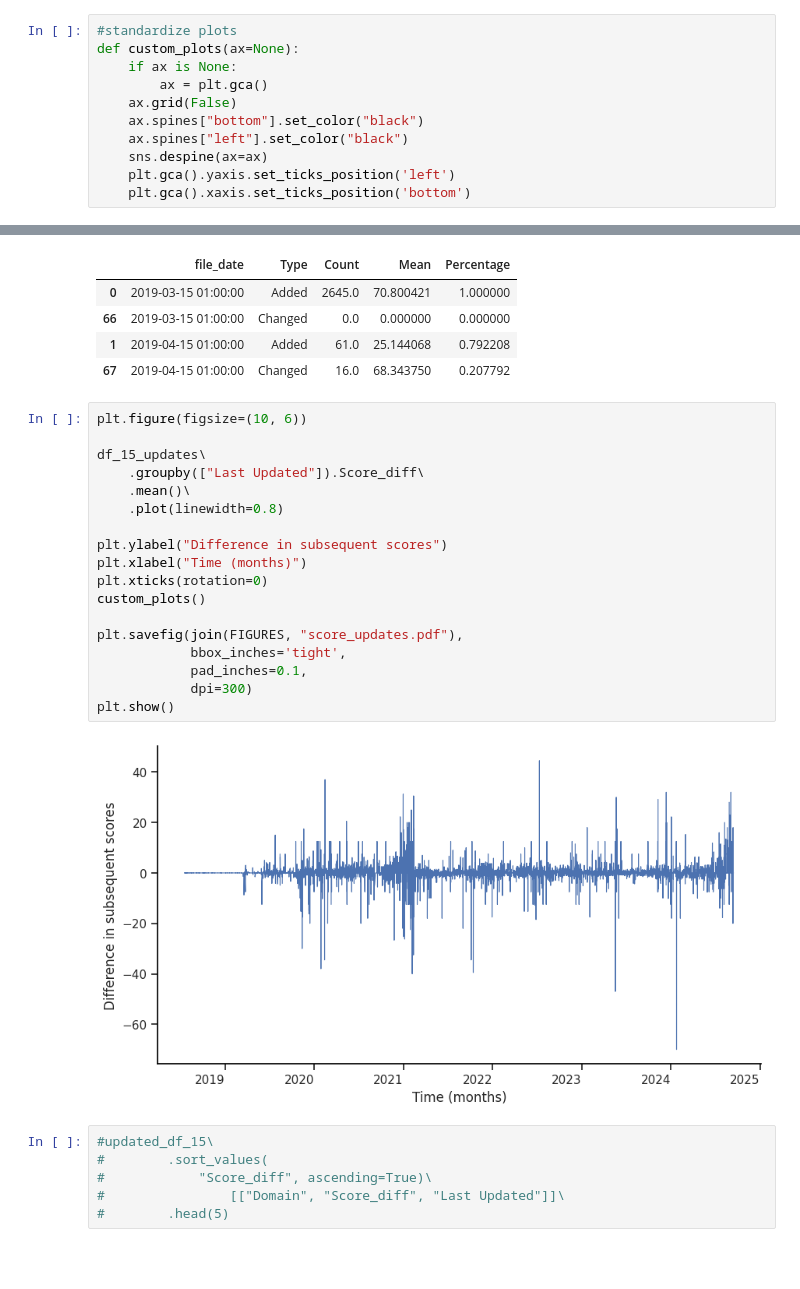
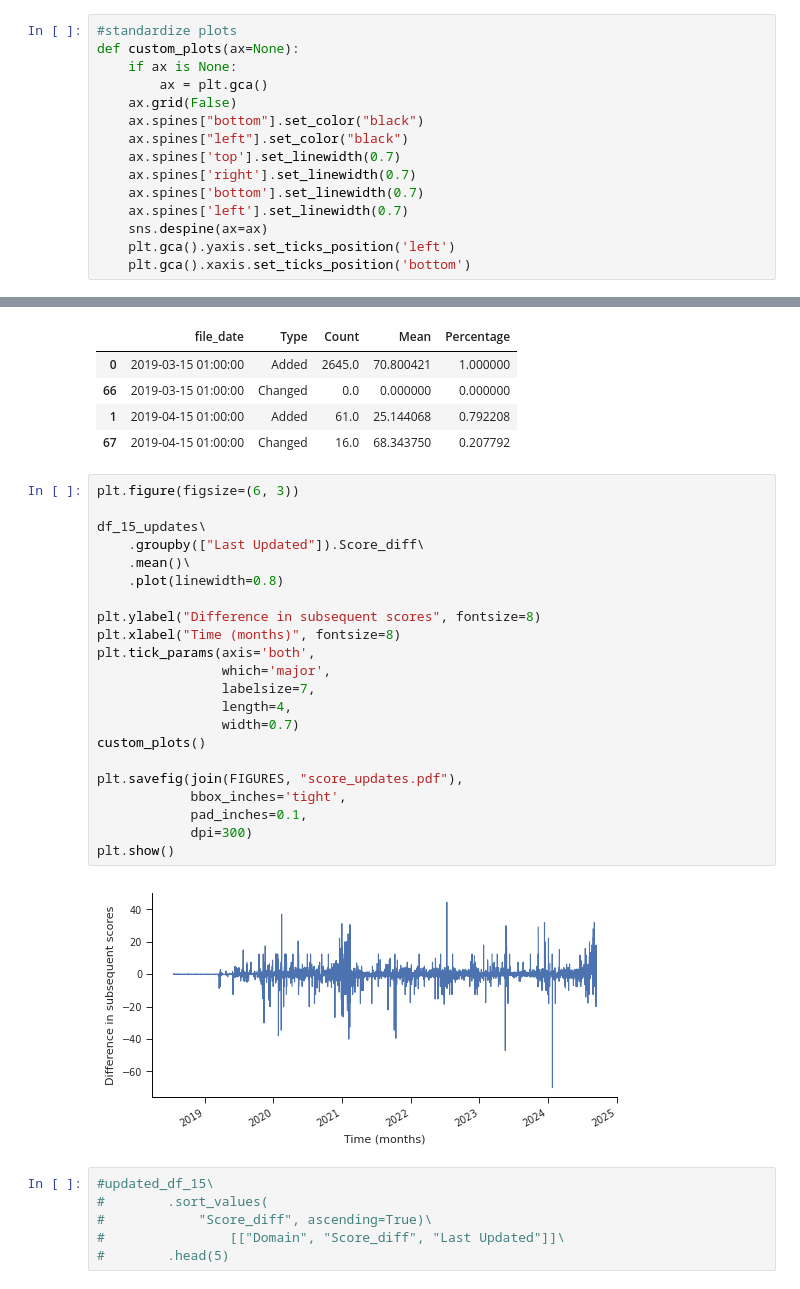
Before and after one commit to julaluehring/newsguard-review-analysis, a Jupyter notebook: describe_trustworthiness.ipynb, the cells around one changed output, grey strips where cells are left out. Drawn from its saved outputs; the diff is of its cells as text; blank space fills up the shorter version.

```diff
--- a/describe_trustworthiness.ipynb
+++ b/describe_trustworthiness.ipynb
@@ -54,6 +54,10 @@ def custom_plots(ax=None):
     ax.grid(False)
     ax.spines["bottom"].set_color("black")
     ax.spines["left"].set_color("black")
+    ax.spines['top'].set_linewidth(0.7)
+    ax.spines['right'].set_linewidth(0.7)
+    ax.spines['bottom'].set_linewidth(0.7)
+    ax.spines['left'].set_linewidth(0.7)
     sns.despine(ax=ax)
     plt.gca().yaxis.set_ticks_position('left')
     plt.gca().xaxis.set_ticks_position('bottom')
@@ -996,25 +999,29 @@ updates_long.head(4)
 | 1 | 2019-04-15 01:00:00 | Added | 61.0 | 25.144068 | 0.792208 |
 | 67 | 2019-04-15 01:00:00 | Changed | 16.0 | 68.343750 | 0.207792 |
 # %%
-plt.figure(figsize=(10, 6))
+plt.figure(figsize=(6, 3))
 
 df_15_updates\
     .groupby(["Last Updated"]).Score_diff\
     .mean()\
     .plot(linewidth=0.8)
 
-plt.ylabel("Difference in subsequent scores")
-plt.xlabel("Time (months)")
-plt.xticks(rotation=0)
+plt.ylabel("Difference in subsequent scores", fontsize=8)
+plt.xlabel("Time (months)", fontsize=8)
+plt.tick_params(axis='both',
+                which='major',
+                labelsize=7,
+                length=4,
+                width=0.7)
 custom_plots()
 
 plt.savefig(join(FIGURES, "score_updates.pdf"),
             bbox_inches='tight',
             pad_inches=0.1,
             dpi=300)
 plt.show()
 # %% [output]
-[figure, old version]
+[figure, new version]
 # %%
 #updated_df_15\
 #        .sort_values(
```
Also changed, not shown: parts of 11 cells of this notebook, 1 other file.
